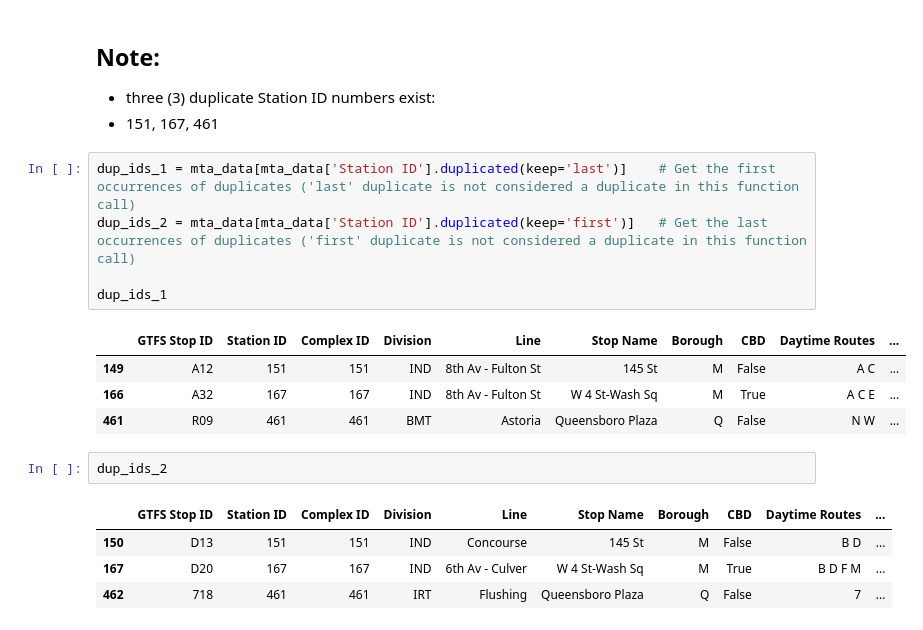
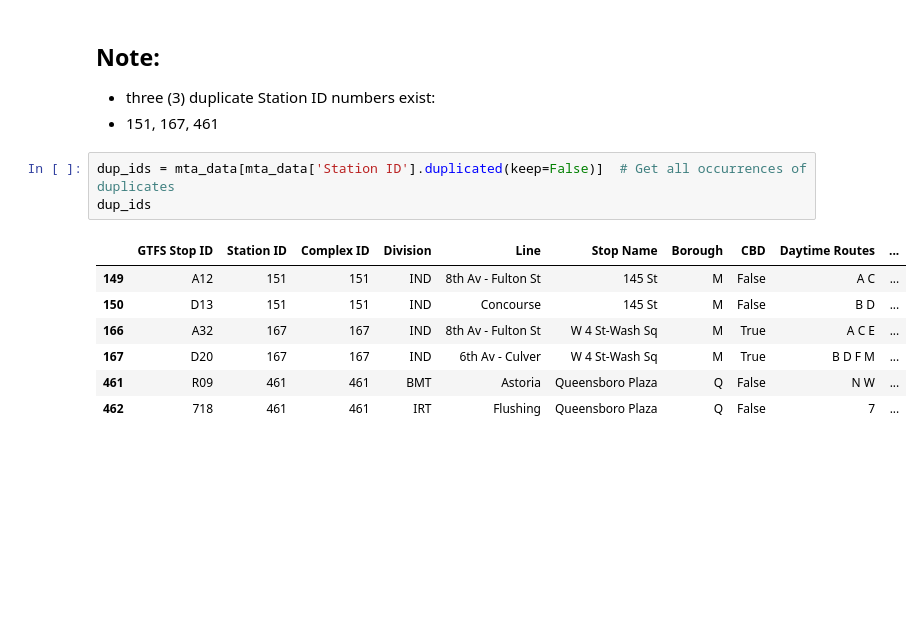
Before and after one commit to tali0n-git/NYC_Public_Schools_Analysis, a Jupyter notebook: MTA_Data_Analysis_Notebooks/MTA_Subway_Stations_EDA.ipynb, the cells around one changed output. Cells and saved outputs as stored; diff of their text form; blank space fills up the shorter version.

Commit message:
Removed two code blocks (that filtered out duplicates) into one code block that does the same thing.

```diff
--- a/MTA_Data_Analysis_Notebooks/MTA_Subway_Stations_EDA.ipynb
+++ b/MTA_Data_Analysis_Notebooks/MTA_Subway_Stations_EDA.ipynb
@@ -46,20 +46,14 @@ mta_data['Station ID'].nunique()
 ## Note:
 - three (3) duplicate Station ID numbers exist:
 - 151, 167, 461
-# %%
-dup_ids_1 = mta_data[mta_data['Station ID'].duplicated(keep='last')]    # Get the first occurrences of duplicates ('last' duplicate is not considered a duplicate in this function call)
-dup_ids_2 = mta_data[mta_data['Station ID'].duplicated(keep='first')]   # Get the last occurrences of duplicates ('first' duplicate is not considered a duplicate in this function call)
-
-dup_ids_1
-# %% [output]
-|  | GTFS Stop ID | Station ID | Complex ID | Division | Line | Stop Name | Borough | CBD | Daytime Routes | ... |
-| 149 | A12 | 151 | 151 | IND | 8th Av - Fulton St | 145 St | M | False | A C | ... |
-| 166 | A32 | 167 | 167 | IND | 8th Av - Fulton St | W 4 St-Wash Sq | M | True | A C E | ... |
-| 461 | R09 | 461 | 461 | BMT | Astoria | Queensboro Plaza | Q | False | N W | ... |
-# %%
-dup_ids_2
-# %% [output]
-|  | GTFS Stop ID | Station ID | Complex ID | Division | Line | Stop Name | Borough | CBD | Daytime Routes | ... |
-| 150 | D13 | 151 | 151 | IND | Concourse | 145 St | M | False | B D | ... |
-| 167 | D20 | 167 | 167 | IND | 6th Av - Culver | W 4 St-Wash Sq | M | True | B D F M | ... |
-| 462 | 718 | 461 | 461 | IRT | Flushing | Queensboro Plaza | Q | False | 7 | ... |
+# %%
+dup_ids = mta_data[mta_data['Station ID'].duplicated(keep=False)]  # Get all occurrences of duplicates
+dup_ids
+# %% [output]
+|  | GTFS Stop ID | Station ID | Complex ID | Division | Line | Stop Name | Borough | CBD | Daytime Routes | ... |
+| 149 | A12 | 151 | 151 | IND | 8th Av - Fulton St | 145 St | M | False | A C | ... |
+| 150 | D13 | 151 | 151 | IND | Concourse | 145 St | M | False | B D | ... |
+| 166 | A32 | 167 | 167 | IND | 8th Av - Fulton St | W 4 St-Wash Sq | M | True | A C E | ... |
+| 167 | D20 | 167 | 167 | IND | 6th Av - Culver | W 4 St-Wash Sq | M | True | B D F M | ... |
+| 461 | R09 | 461 | 461 | BMT | Astoria | Queensboro Plaza | Q | False | N W | ... |
+| 462 | 718 | 461 | 461 | IRT | Flushing | Queensboro Plaza | Q | False | 7 | ... |
```
